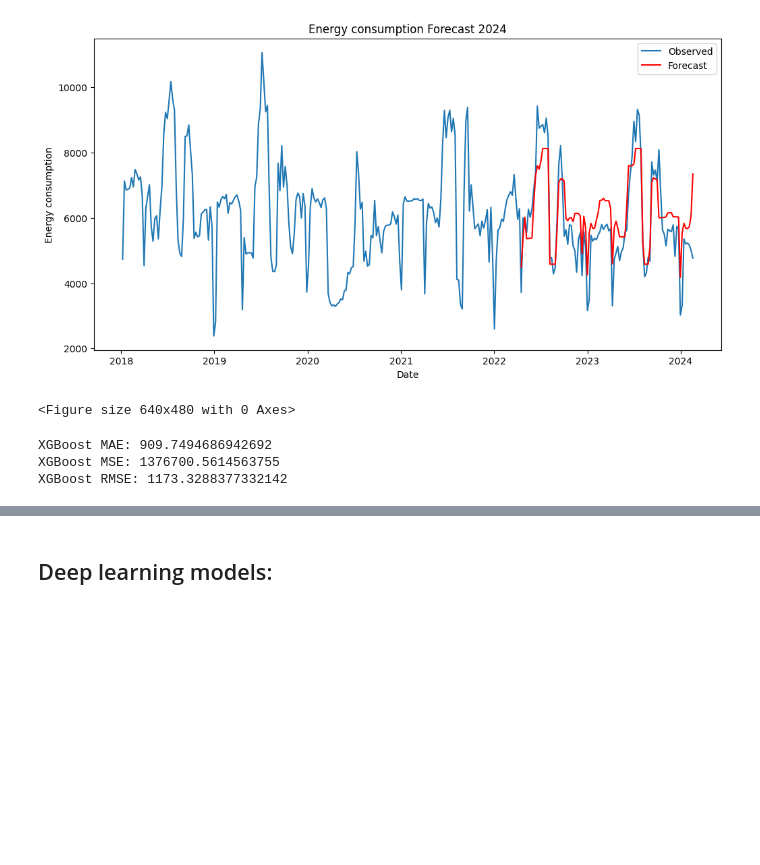
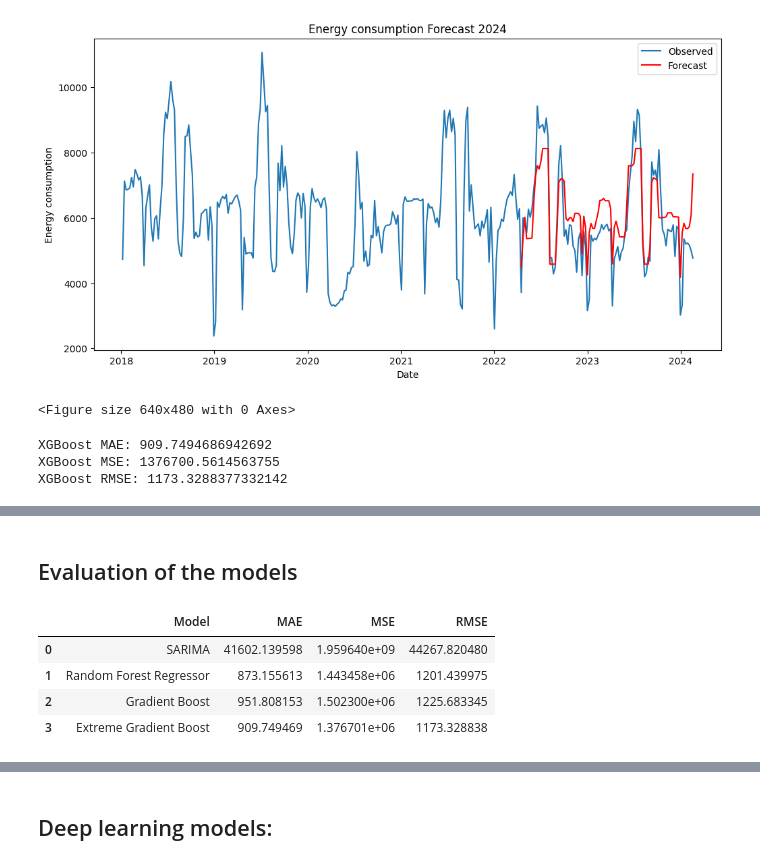
Before and after one commit to Martinacarretta/smart-UAB, a Jupyter notebook: Synthesis_project.ipynb, the cells around one changed output, grey strips where cells are left out. Cells and saved outputs as stored; diff of their text form; code cells hidden in the pictures; blank space fills up the shorter version.

```diff
--- a/Synthesis_project.ipynb
+++ b/Synthesis_project.ipynb
@@ -1904,0 +1948,17 @@ pred = prediction (oce_h, df_mode, df_result, forecast_date)
+# %% [markdown]
+## Evaluation of the models
+# %%
+evaluation_ml = pd.DataFrame({
+    'Model': ['SARIMA', 'Random Forest Regressor', 'Gradient Boost', 'Extreme Gradient Boost'],
+    'MAE': [mae, mae2, mae_gb, mae_xgb],
+    'MSE': [mse, mse2, mse_gb, mse_xgb],
+    'RMSE': [rmse, rmse2, rmse_gb, rmse_xgb]
+})
+
+evaluation_ml
+# %% [output]
+|  | Model | MAE | MSE | RMSE |
+| 0 | SARIMA | 41602.139598 | 1.959640e+09 | 44267.820480 |
+| 1 | Random Forest Regressor | 873.155613 | 1.443458e+06 | 1201.439975 |
+| 2 | Gradient Boost | 951.808153 | 1.502300e+06 | 1225.683345 |
+| 3 | Extreme Gradient Boost | 909.749469 | 1.376701e+06 | 1173.328838 |
```
Also changed, not shown: parts of 40 cells of this notebook, 1 other file.
